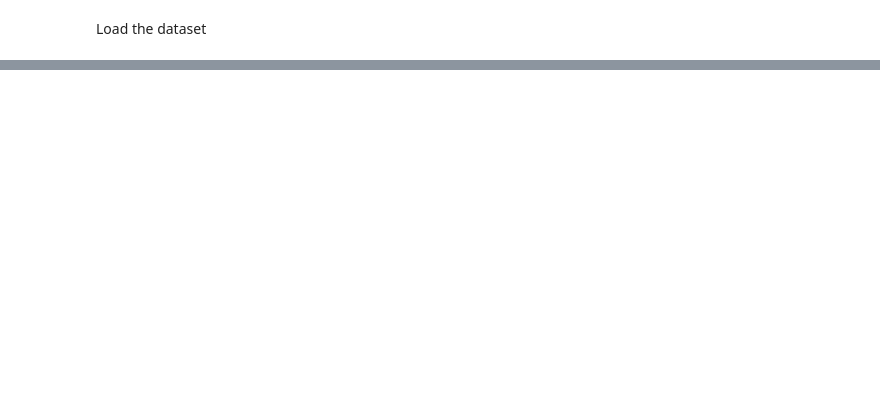
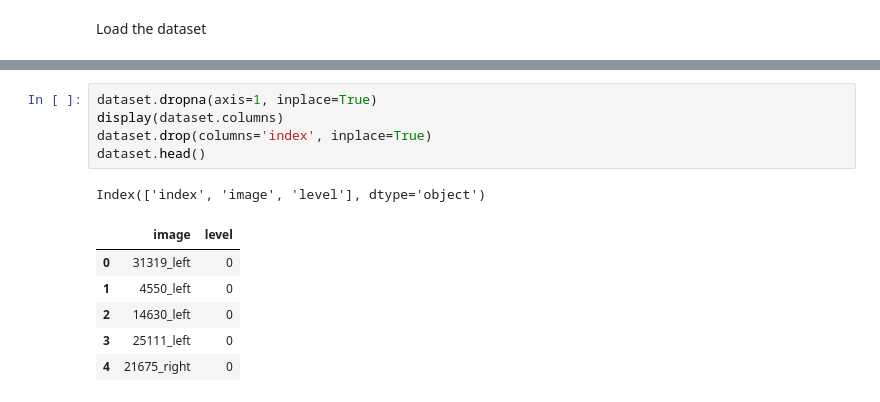
Before and after one commit to AlbertoRomanRamosRodriguez/Tesis-de-Grado, a Jupyter notebook: exploring-kaggle-dr.ipynb, the cells around one changed output, grey strips where cells are left out. Saved outputs shown, nothing was run; the diff lists cells and outputs as text; blank space fills up the shorter version.

```diff
--- a/exploring-kaggle-dr.ipynb
+++ b/exploring-kaggle-dr.ipynb
@@ -7 +29,14 @@
+# %%
+dataset.dropna(axis=1, inplace=True)
+display(dataset.columns)
+dataset.drop(columns='index', inplace=True)
+dataset.head()
+# %% [output]
+Index(['index', 'image', 'level'], dtype='object')
+|  | image | level |
+| 0 | 31319_left | 0 |
+| 1 | 4550_left | 0 |
+| 2 | 14630_left | 0 |
+| 3 | 25111_left | 0 |
+| 4 | 21675_right | 0 |
 # %%
```
Also changed, not shown: parts of 21 cells of this notebook.
